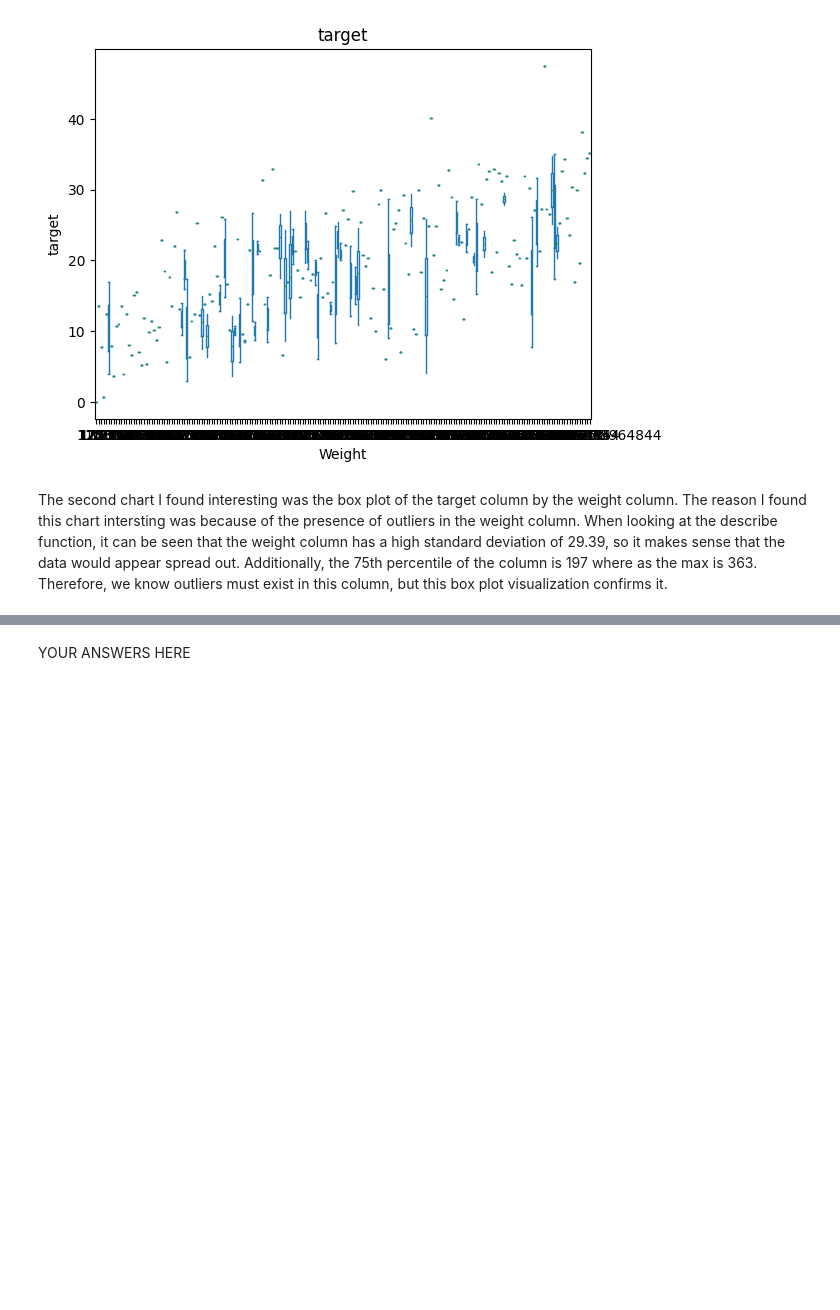
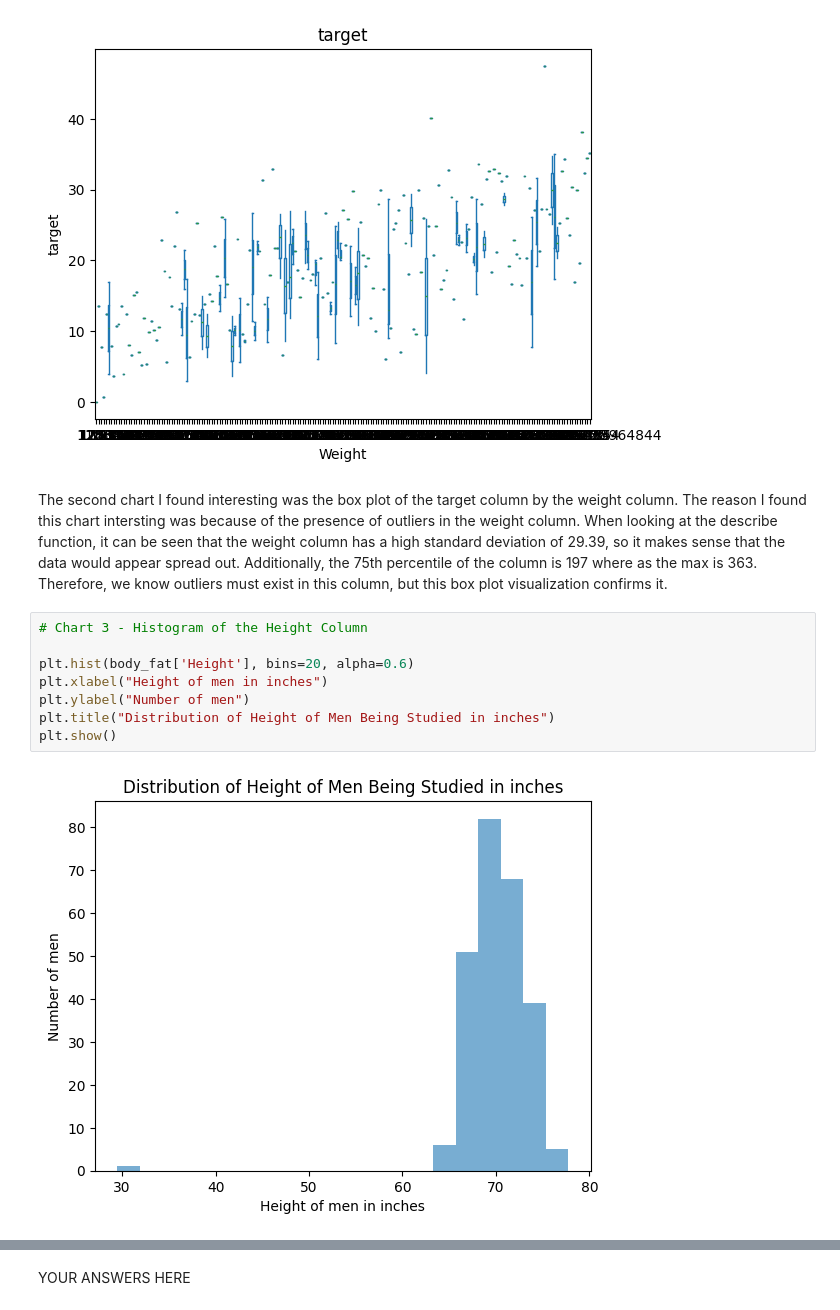
Before and after one commit to Haleymussary00/dx602-final-project, a Jupyter notebook: project.ipynb, the cells around one changed output, grey strips where cells are left out. Saved outputs shown, nothing was run; the diff lists cells and outputs as text; blank space fills up the shorter version.

```diff
--- a/project.ipynb
+++ b/project.ipynb
@@ -291,3 +291,13 @@ plt.show()
 [figure]
 # %% [markdown]
 The second chart I found interesting was the box plot of the target column by the weight column. The reason I found this chart intersting was because of the presence of outliers in the weight column. When looking at the describe function, it can be seen that the weight column has a high standard deviation of 29.39, so it makes sense that the data would appear spread out. Additionally, the 75th percentile of the column is 197 where as the max is 363. Therefore, we know outliers must exist in this column, but this box plot visualization confirms it.
+# %%
+# Chart 3 - Histogram of the Height Column
+
+plt.hist(body_fat['Height'], bins=20, alpha=0.6)
+plt.xlabel("Height of men in inches")
+plt.ylabel("Number of men")
+plt.title("Distribution of Height of Men Being Studied in inches")
+plt.show()
+# %% [output]
+[figure, added]
```
Also changed, not shown: parts of 1 cell of this notebook.
